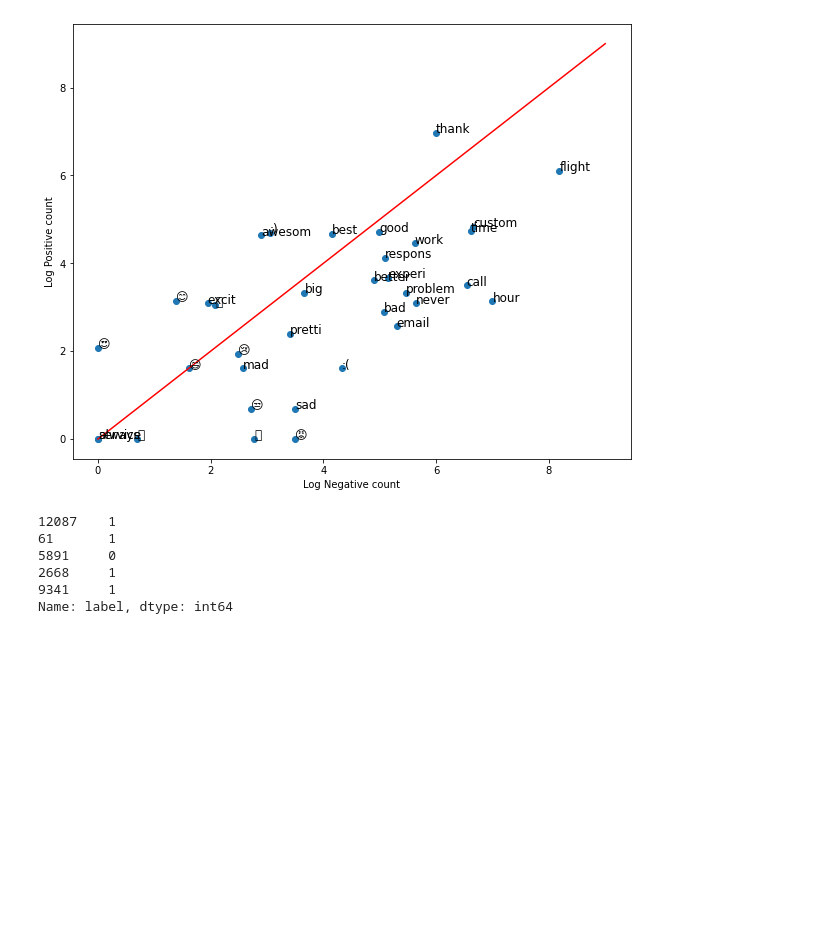
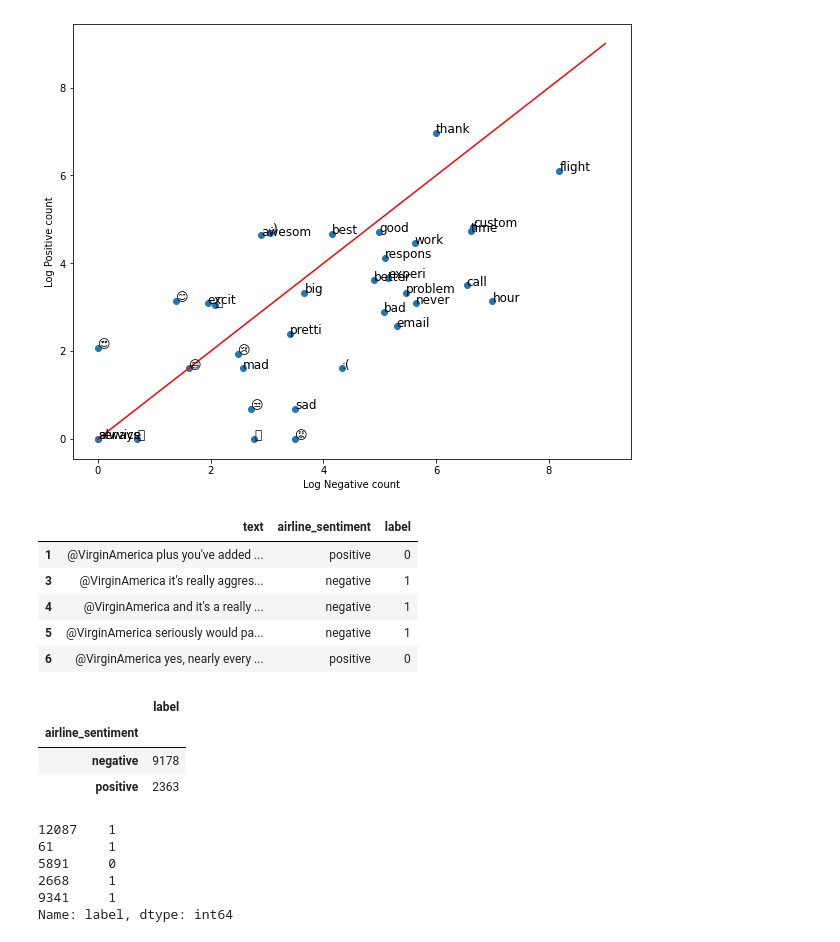
Before and after one commit to anmarphy/NLP_2021, a Jupyter notebook: Classification_models.ipynb, the cells around one changed output. Saved outputs shown, nothing was run; the diff lists cells and outputs as text; code cells hidden in the pictures; blank space fills up the shorter version.

```diff
--- a/Classification_models.ipynb
+++ b/Classification_models.ipynb
@@ -270,4 +276,20 @@ plt.show()
 # %%
 sentiment_label=tweet_df.airline_sentiment.factorize()
 tweet_df['label']=sentiment_label[0]
+# %%
+tweet_df.head()
+# %% [output]
+|  | text | airline_sentiment | label |
+| 1 | @VirginAmerica plus you've added ... | positive | 0 |
+| 3 | @VirginAmerica it's really aggres... | negative | 1 |
+| 4 | @VirginAmerica and it's a really ... | negative | 1 |
+| 5 | @VirginAmerica seriously would pa... | negative | 1 |
+| 6 | @VirginAmerica yes, nearly every ... | positive | 0 |
+# %%
+tweet_df.pivot_table(index='airline_sentiment', values='label', aggfunc='count')
+# %% [output]
+|  | label |
+| airline_sentiment |  |
+| negative | 9178 |
+| positive | 2363 |
 # %%
```
Also changed, not shown: parts of 15 cells of this notebook.
